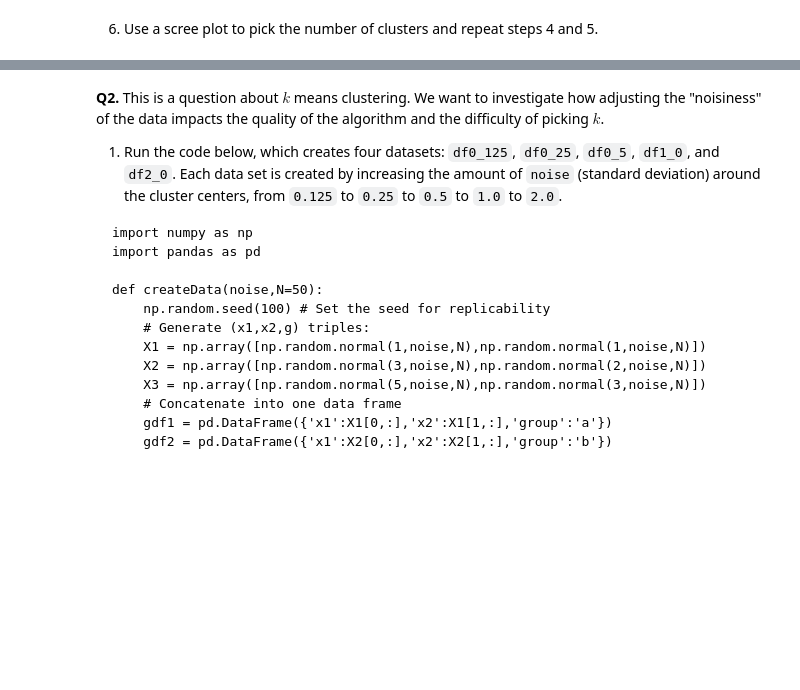
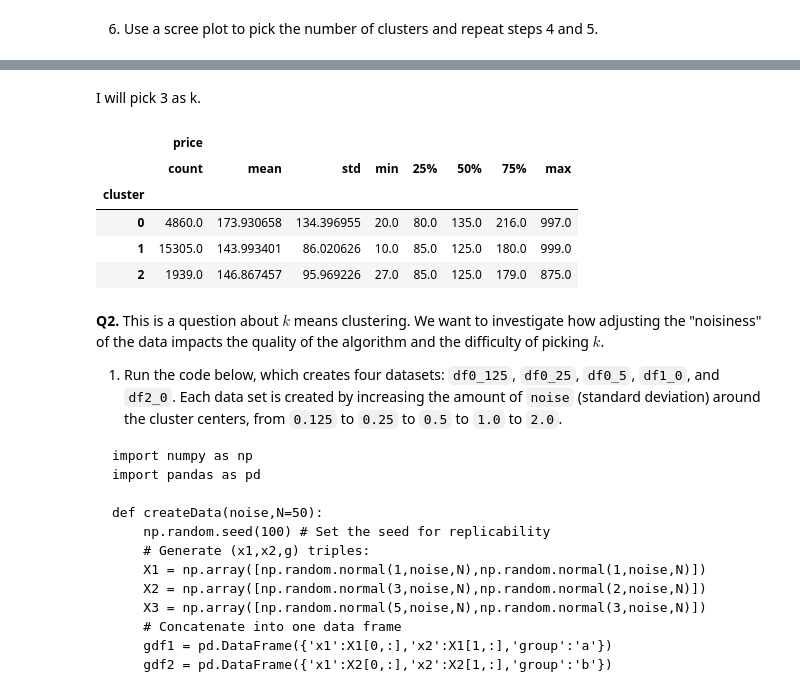
Before and after one commit to brithoang1/kmc, a Jupyter notebook: assignment_kmc.ipynb, the cells around one changed output, grey strips where cells are left out. Cells and saved outputs as stored; diff of their text form; code cells hidden in the pictures; blank space fills up the shorter version.

```diff
--- a/assignment_kmc.ipynb
+++ b/assignment_kmc.ipynb
@@ -171,3 +195,21 @@ AttributeError: 'DataFrame' object has no attribute 'group'
+# %% [markdown]
+I will pick 3 as k.
+# %%
+model = KMeans(n_clusters=3, max_iter=300, n_init = 10, random_state=0)
+model = model.fit(z) # Initialize a kmc model
+z['cluster']  = model.labels_
+
+sns.pairplot(data=z,hue='cluster')
+
+x['cluster'] = model.labels_
+x.loc[:,['price','cluster'] ].groupby('cluster').describe()
+# %% [output]
+|  | price |  |  |  |  |  |  |  |
+|  | count | mean | std | min | 25% | 50% | 75% | max |
+| cluster |  |  |  |  |  |  |  |  |
+| 0 | 4860.0 | 173.930658 | 134.396955 | 20.0 | 80.0 | 135.0 | 216.0 | 997.0 |
+| 1 | 15305.0 | 143.993401 | 86.020626 | 10.0 | 85.0 | 125.0 | 180.0 | 999.0 |
+| 2 | 1939.0 | 146.867457 | 95.969226 | 27.0 | 85.0 | 125.0 | 179.0 | 875.0 |
 # %% [markdown]
 **Q2.** This is a question about $k$ means clustering. We want to investigate how adjusting the "noisiness" of the data impacts the quality of the algorithm and the difficulty of picking $k$.
 
```
Also changed, not shown: parts of 6 cells of this notebook.
